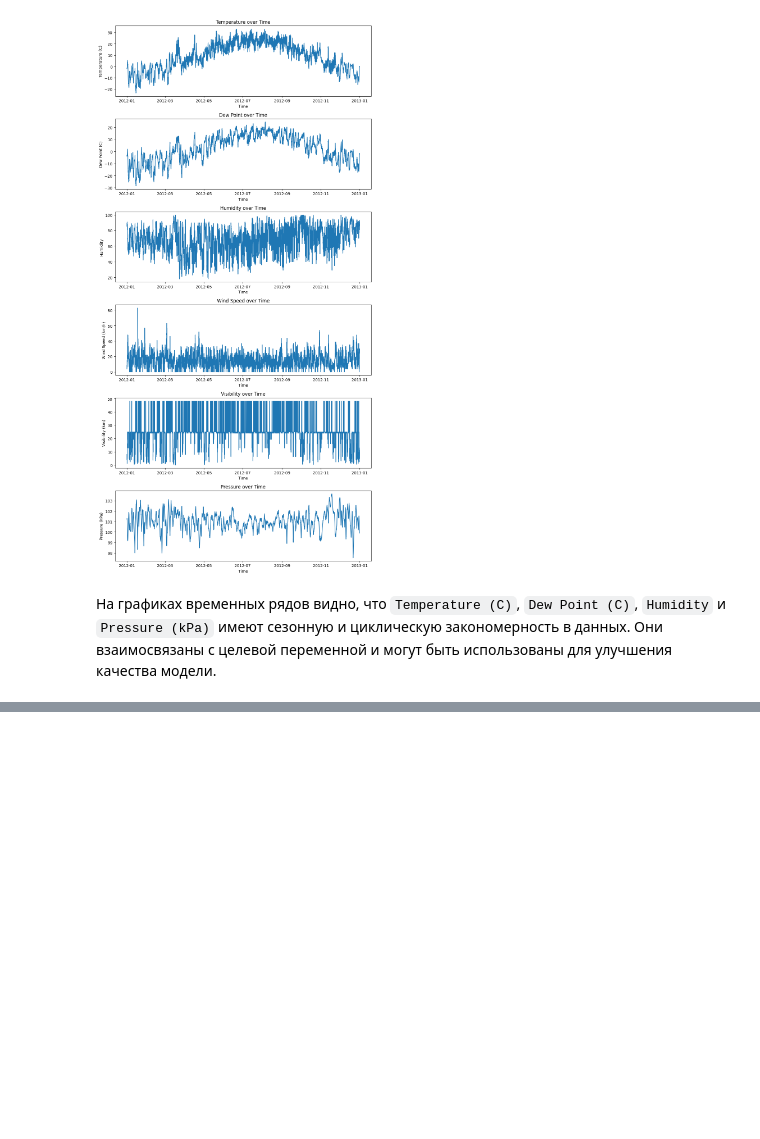
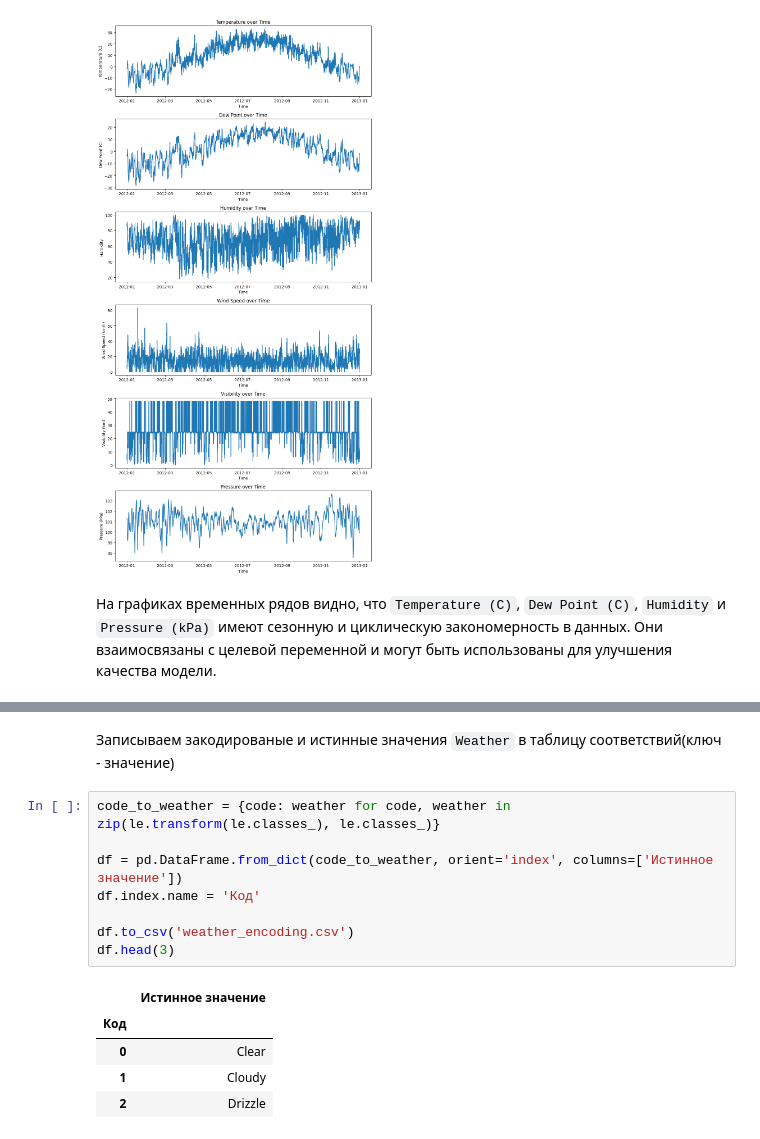
Before and after one commit to kateriina-77/python_project, a Jupyter notebook: weather_ml.ipynb, the cells around one changed output, grey strips where cells are left out. Saved outputs shown, nothing was run; the diff lists cells and outputs as text; blank space fills up the shorter version.

```diff
--- a/weather_ml.ipynb
+++ b/weather_ml.ipynb
@@ -159,0 +174,16 @@ plt.show()
+# %% [markdown]
+Записываем закодированые и истинные значения `Weather` в таблицу соответствий(ключ - значение)
+# %%
+code_to_weather = {code: weather for code, weather in zip(le.transform(le.classes_), le.classes_)}
+
+df = pd.DataFrame.from_dict(code_to_weather, orient='index', columns=['Истинное значение'])
+df.index.name = 'Код'
+
+df.to_csv('weather_encoding.csv')
+df.head(3)
+# %% [output]
+|  | Истинное значение |
+| Код |  |
+| 0 | Clear |
+| 1 | Cloudy |
+| 2 | Drizzle |
```
Also changed, not shown: parts of 9 cells of this notebook.
